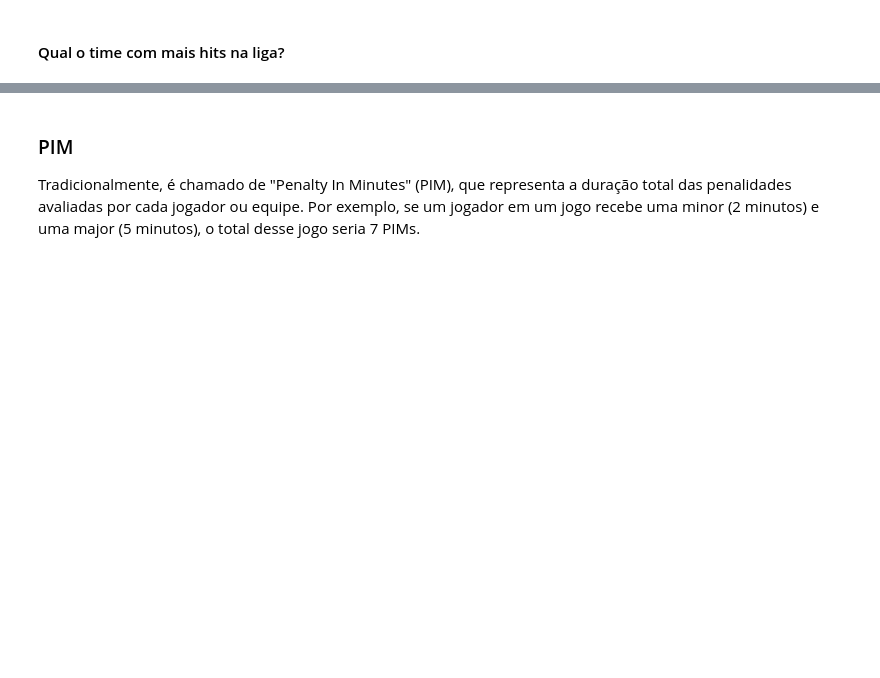
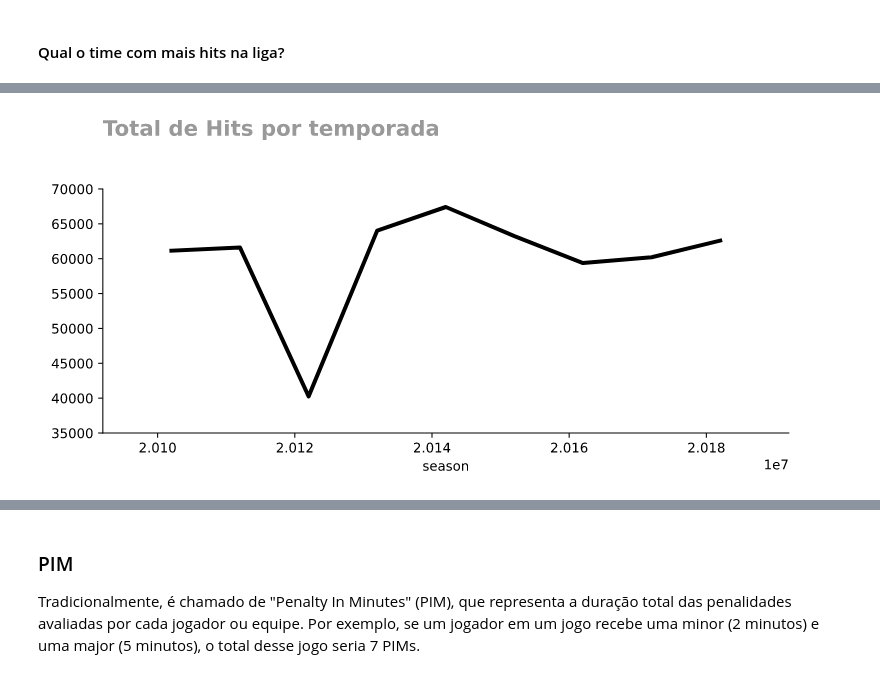
Before and after one commit to DanOakStats/NHL, a Jupyter notebook: eda_data_codeless.ipynb, the cells around one changed output, grey strips where cells are left out. Saved outputs shown, nothing was run; the diff lists cells and outputs as text; code cells hidden in the pictures; blank space fills up the shorter version.

```diff
--- a/eda_data_codeless.ipynb
+++ b/eda_data_codeless.ipynb
@@ -454,0 +390,4 @@ Como vimos o jogo físico dos ***Kings** está na decrescente, mas será que o m
+# %%
+Image(filename="images/nhlhits.png")
+# %% [output]
+[figure, added]
```
Also changed, not shown: parts of 14 cells of this notebook.
